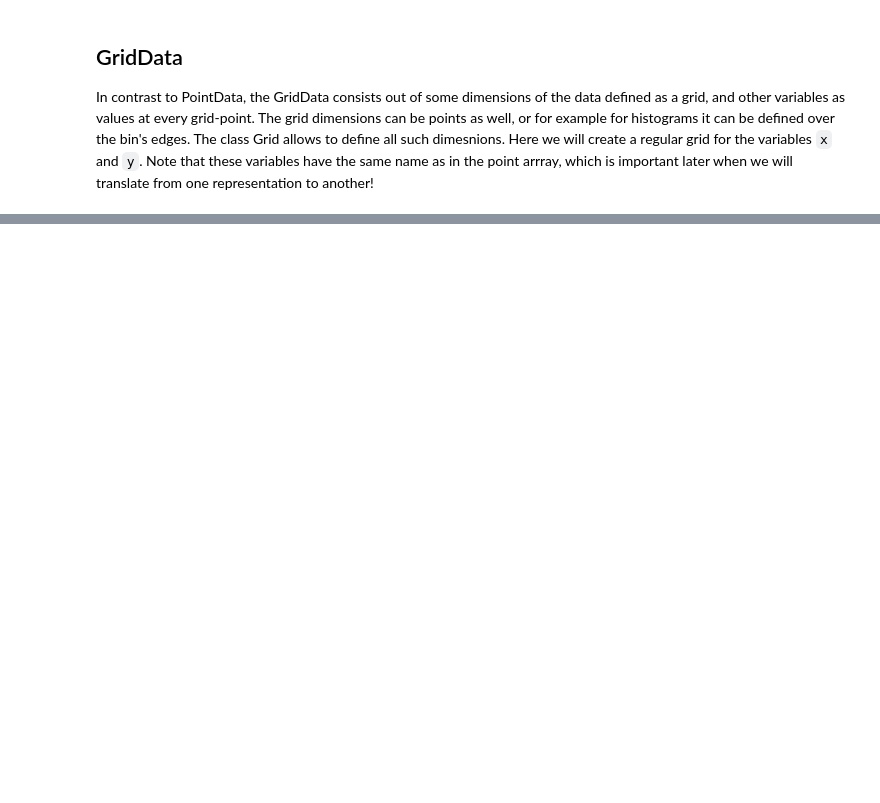
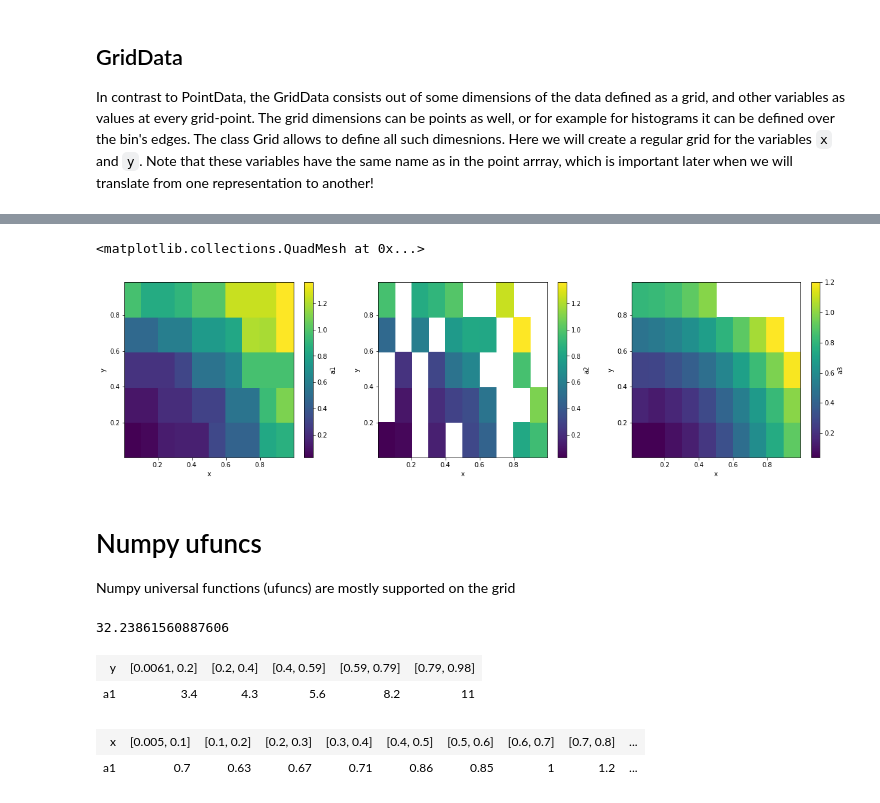
Before and after one commit to philippeller/dama, a Jupyter notebook: notebooks/example.ipynb, the cells around one changed output, grey strips where cells are left out. Drawn from its saved outputs; the diff is of its cells as text; code cells hidden in the pictures; blank space fills up the shorter version.

```diff
--- a/notebooks/example.ipynb
+++ b/notebooks/example.ipynb
@@ -50,2 +41,4 @@ hist_x = pn.GridData(pn.Grid(bins['x']))
+# %%
+g = pn.GridData(x=10, y=5)
 # %% [markdown]
 ## Translations
@@ -90,0 +46,4 @@ hists2.plot_map('a', cmap='Spectral', cbar=True, ax=ax4)
+# %%
+g['a1'] = points.interp(g, method='nearest')['a']
+g['a2'] = points.binwise(g, function=np.max)['a']
+g['a3'] = points.interp(g,  method='linear')['a']
@@ -90,0 +59,26 @@ hists2.plot_map('a', cmap='Spectral', cbar=True, ax=ax4)
+# %%
+fig, ax = plt.subplots(1, 3, figsize=(20,5))
+
+g.plot('a1', ax=ax[0], cbar=True)
+g.plot('a2', ax=ax[1], cbar=True)
+g.plot('a3', ax=ax[2], cbar=True)
+# %% [output]
+<matplotlib.collections.QuadMesh at 0x...>
+[figure, added]
+# %% [markdown]
+# Numpy ufuncs
+Numpy universal functions (ufuncs) are mostly supported on the grid
+# %%
+np.sum(g['a1'])
+# %% [output]
+32.23861560887606
+# %%
+np.sum(g['a1'], axis='x')
+# %% [output]
+| y | [0.0061, 0.2] | [0.2, 0.4] | [0.4, 0.59] | [0.59, 0.79] | [0.79, 0.98] |
+| a1 | 3.4 | 4.3 | 5.6 | 8.2 | 11 |
+# %%
+np.mean(g['a1'], axis='y') + np.std(g['a1'], axis='y')
+# %% [output]
+| x | [0.005, 0.1] | [0.1, 0.2] | [0.2, 0.3] | [0.3, 0.4] | [0.4, 0.5] | [0.5, 0.6] | [0.6, 0.7] | [0.7, 0.8] | ... |
+| a1 | 0.7 | 0.63 | 0.67 | 0.71 | 0.86 | 0.85 | 1 | 1.2 | ... |
```
Also changed, not shown: parts of 13 cells of this notebook.
